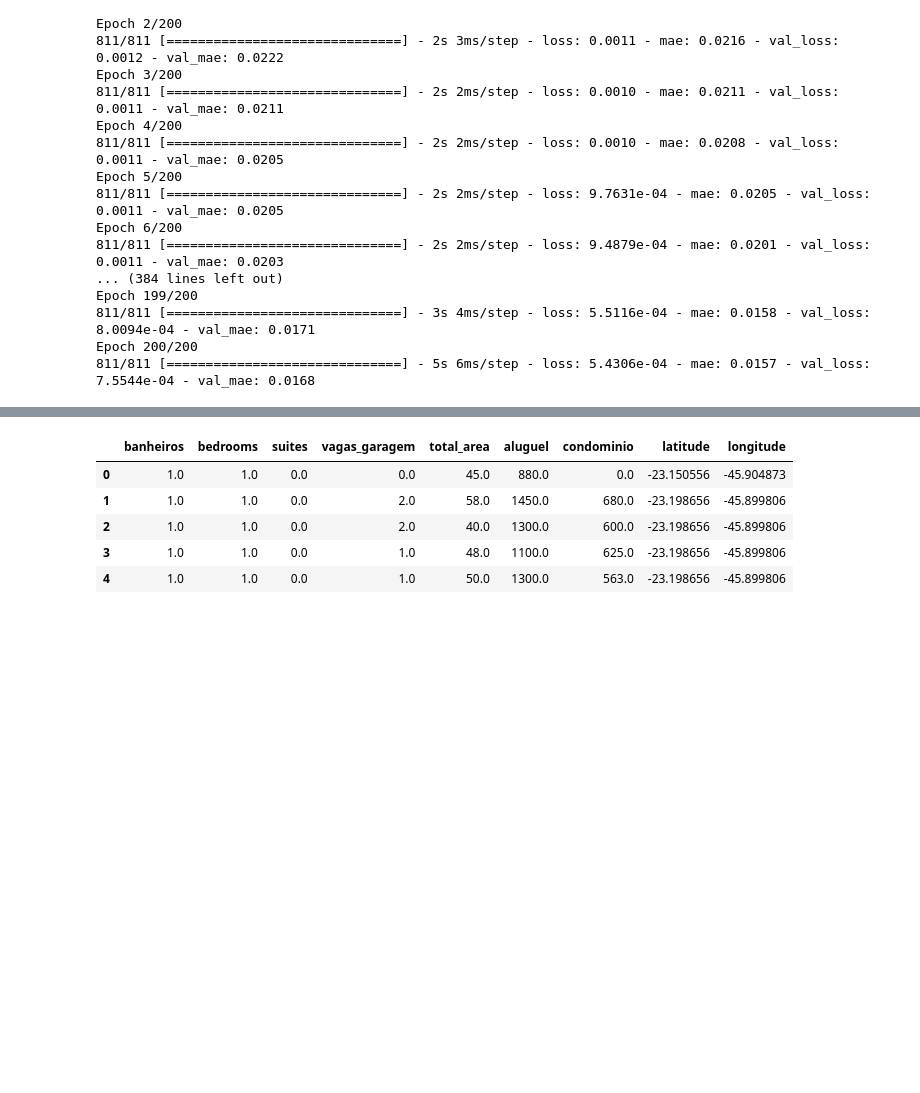
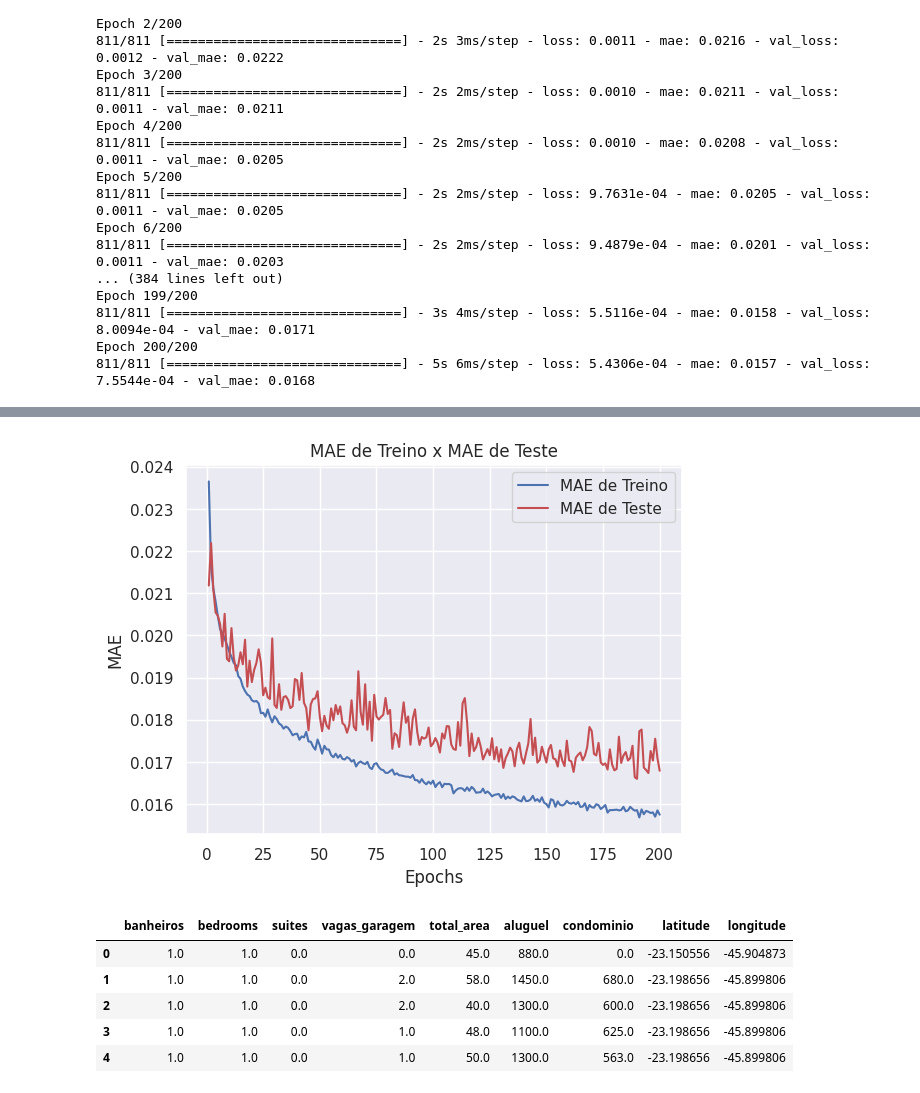
Before and after one commit to fabiollg/PI-4_Predicao_Valores_Imoveis_SJC, a Jupyter notebook: PI_4_Predicao_Valores_Imoveis_SJC.ipynb, the cells around one changed output, grey strips where cells are left out. Saved outputs shown, nothing was run; the diff lists cells and outputs as text; code cells hidden in the pictures; blank space fills up the shorter version.

```diff
--- a/PI_4_Predicao_Valores_Imoveis_SJC.ipynb
+++ b/PI_4_Predicao_Valores_Imoveis_SJC.ipynb
@@ -919,3 +919,16 @@ plt.show()
+# %%
+# Verificando a evolução da acurácia
+acc = history.history['mae']
+teste_acc = history.history['val_mae']
+plt.plot(epochs, acc, 'b', label= 'MAE de Treino')
+plt.plot(epochs, teste_acc, 'r', label= 'MAE de Teste')
+plt.title('MAE de Treino x MAE de Teste')
+plt.xlabel('Epochs')
+plt.ylabel('MAE')
+plt.legend()
+plt.show()
+# %% [output]
+[figure, added]
 # %%
 dados_recuperados = pd.DataFrame(minmax.inverse_transform(dados_tratados_std), columns= colunas)
 dados_recuperados.head()
```
Also changed, not shown: parts of 1 cell of this notebook.
